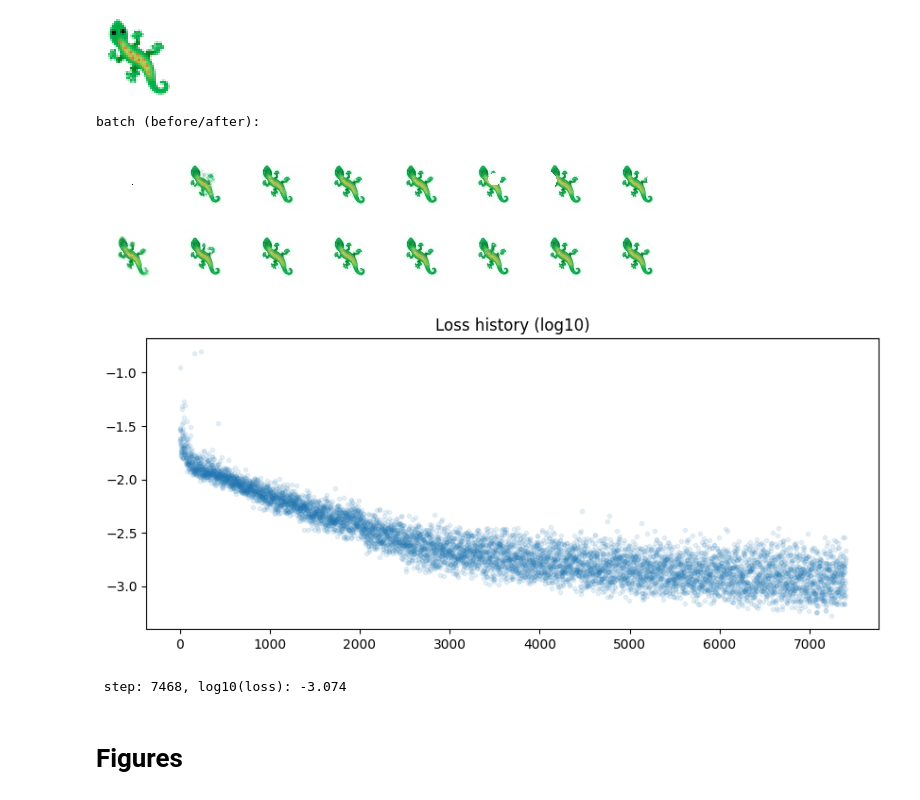
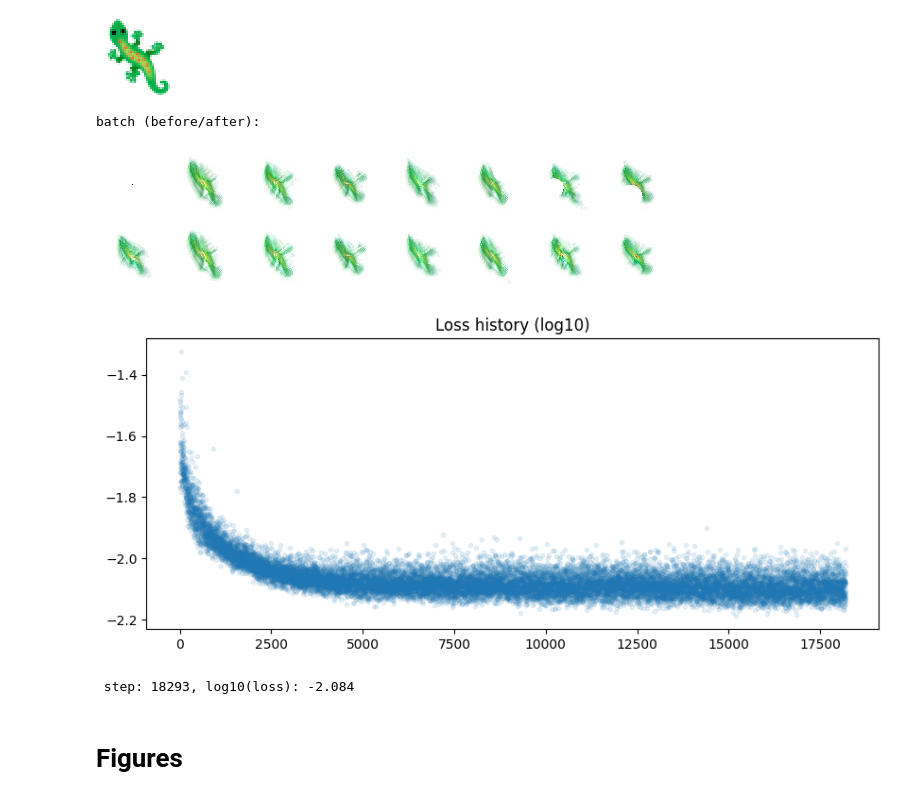
Before and after one commit to blakeelias/self-organising-systems, a Jupyter notebook: notebooks/growing_ca.ipynb, the cells around one changed output. Cells and saved outputs as stored; diff of their text form; code cells hidden in the pictures.

```diff
--- a/notebooks/growing_ca.ipynb
+++ b/notebooks/growing_ca.ipynb
@@ -147,8 +147,7 @@ def load_image(url, max_size=TARGET_SIZE):
 
 def load_emoji(emoji):
   code = hex(ord(emoji))[2:].lower()
-  # url = 'https://github.com/googlefonts/noto-emoji/blob/main/png/128/emoji_u%s.png?raw=true'%code
-  url = 'https://upload.wikimedia.org/wikipedia/commons/b/b2/SpottedSalamander.jpg'
+  url = 'https://github.com/googlefonts/noto-emoji/blob/main/png/128/emoji_u%s.png?raw=true'%code
   return load_image(url)
 
 
@@ -181,7 +180,7 @@ class CAModel(tf.keras.Model):
     self.fire_rate = fire_rate
 
     self.dmodel = tf.keras.Sequential([
-          Conv2D(128, 1, activation=tf.nn.relu),
+          Conv2D(16, 1, activation=tf.nn.relu),
           Conv2D(self.channel_n, 1, activation=None,
               kernel_initializer=tf.zeros_initializer),
     ])
@@ -360,42 +359,42 @@ def train_step(x):
   trainer.apply_gradients(zip(grads, ca.weights))
   return x, loss
 
-for i in range(8000+1):
+for i in range(32000+1):
   if USE_PATTERN_POOL:
     batch = pool.sample(BATCH_SIZE)
     x0 = batch.x
     loss_rank = loss_f(x0).numpy().argsort()[::-1]
     x0 = x0[loss_rank]
     x0[:1] = seed
     if DAMAGE_N:
       damage = 1.0-make_circle_masks(DAMAGE_N, h, w).numpy()[..., None]
       x0[-DAMAGE_N:] *= damage
   else:
     x0 = np.repeat(seed[None, ...], BATCH_SIZE, 0)
 
   x, loss = train_step(x0)
 
   if USE_PATTERN_POOL:
     batch.x[:] = x
     batch.commit()
 
   step_i = len(loss_log)
   loss_log.append(loss.numpy())
 
   if step_i%10 == 0:
     generate_pool_figures(pool, step_i)
   if step_i%100 == 0:
     clear_output()
     visualize_batch(x0, x, step_i)
     plot_loss(loss_log)
     export_model(ca, 'train_log/%04d.weights.h5'%step_i)
 
   print('\r step: %d, log10(loss): %.3f'%(len(loss_log), np.log10(loss)), end='')
 # %% [output]
 batch (before/after):
-[figure, old version]
+[figure, new version]
-[figure, old version]
+[figure, new version]
- step: 7468, log10(loss): -3.074
+ step: 18293, log10(loss): -2.084
 # %% [markdown]
 # Figures
 # %%
```
Also changed, not shown: parts of 1 cell of this notebook.
